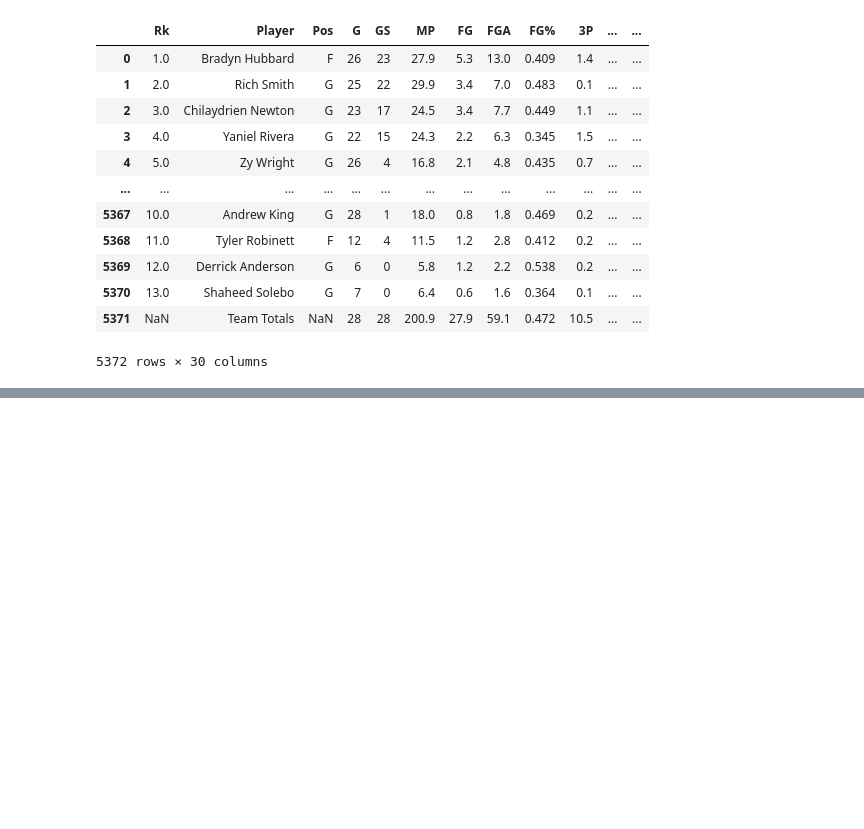
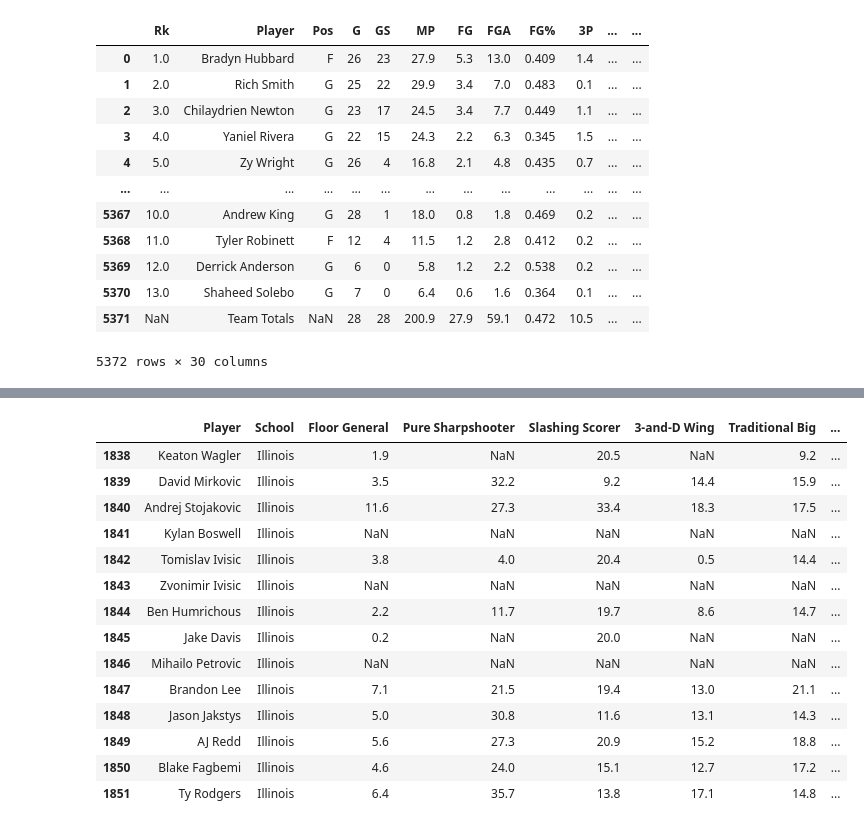
Before and after one commit to jagrest2/agrest-analytics, a Jupyter notebook: app/player_database.ipynb, the cells around one changed output, grey strips where cells are left out. Cells and saved outputs as stored; diff of their text form; code cells hidden in the pictures; blank space fills up the shorter version.

```diff
--- a/app/player_database.ipynb
+++ b/app/player_database.ipynb
@@ -148,0 +102,3 @@ df_stats[df_stats["School"] == "Illinois"]
+# %%
+df = pd.merge(df_bio, df_stats, on = "Player", how = "outer")
+df.head()
@@ -148,0 +183,3 @@ df_stats[df_stats["School"] == "Illinois"]
+# %%
+df_role = get_role_ratings(df)
+df_role.head()
@@ -148,0 +193,3 @@ df_stats[df_stats["School"] == "Illinois"]
+# %%
+df_player_role = pd.concat([df_bio, df_role], axis = 1)
+df_player_role.head()
@@ -148,0 +203,23 @@ df_stats[df_stats["School"] == "Illinois"]
+# %%
+columns_to_drop = ["#", "Class", "Pos", "Height", "Weight", "Hometown", "High School", "RSCI Top 100", "Summary"]
+
+# Drop columns and assign the result to a new DataFrame
+df_player_role = df_player_role.drop(columns=columns_to_drop)
+# %%
+df_player_role[df_player_role["School"] == "Illinois"]
+# %% [output]
+|  | Player | School | Floor General | Pure Sharpshooter | Slashing Scorer | 3-and-D Wing | Traditional Big | ... |
+| 1838 | Keaton Wagler | Illinois | 1.9 | NaN | 20.5 | NaN | 9.2 | ... |
+| 1839 | David Mirkovic | Illinois | 3.5 | 32.2 | 9.2 | 14.4 | 15.9 | ... |
+| 1840 | Andrej Stojakovic | Illinois | 11.6 | 27.3 | 33.4 | 18.3 | 17.5 | ... |
+| 1841 | Kylan Boswell | Illinois | NaN | NaN | NaN | NaN | NaN | ... |
+| 1842 | Tomislav Ivisic | Illinois | 3.8 | 4.0 | 20.4 | 0.5 | 14.4 | ... |
+| 1843 | Zvonimir Ivisic | Illinois | NaN | NaN | NaN | NaN | NaN | ... |
+| 1844 | Ben Humrichous | Illinois | 2.2 | 11.7 | 19.7 | 8.6 | 14.7 | ... |
+| 1845 | Jake Davis | Illinois | 0.2 | NaN | 20.0 | NaN | NaN | ... |
+| 1846 | Mihailo Petrovic | Illinois | NaN | NaN | NaN | NaN | NaN | ... |
+| 1847 | Brandon Lee | Illinois | 7.1 | 21.5 | 19.4 | 13.0 | 21.1 | ... |
+| 1848 | Jason Jakstys | Illinois | 5.0 | 30.8 | 11.6 | 13.1 | 14.3 | ... |
+| 1849 | AJ Redd | Illinois | 5.6 | 27.3 | 20.9 | 15.2 | 18.8 | ... |
+| 1850 | Blake Fagbemi | Illinois | 4.6 | 24.0 | 15.1 | 12.7 | 17.2 | ... |
+| 1851 | Ty Rodgers | Illinois | 6.4 | 35.7 | 13.8 | 17.1 | 14.8 | ... |
```
Also changed, not shown: parts of 10 cells of this notebook, 7 other files.
